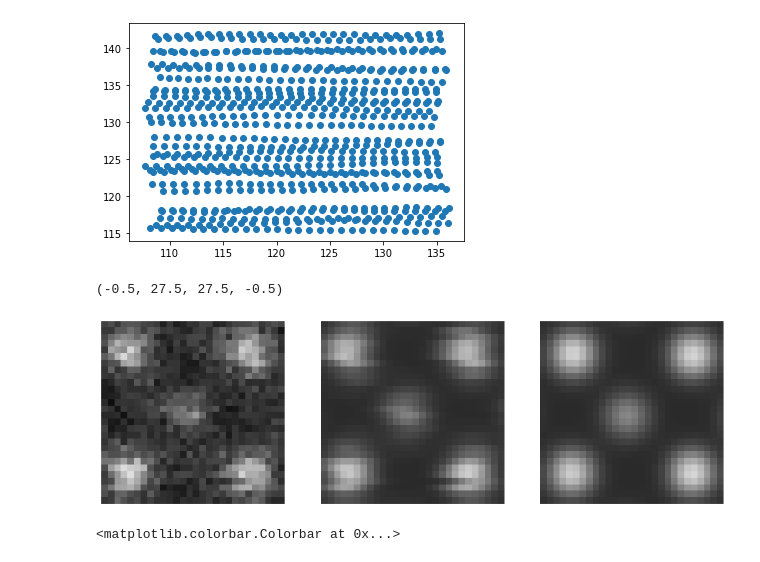
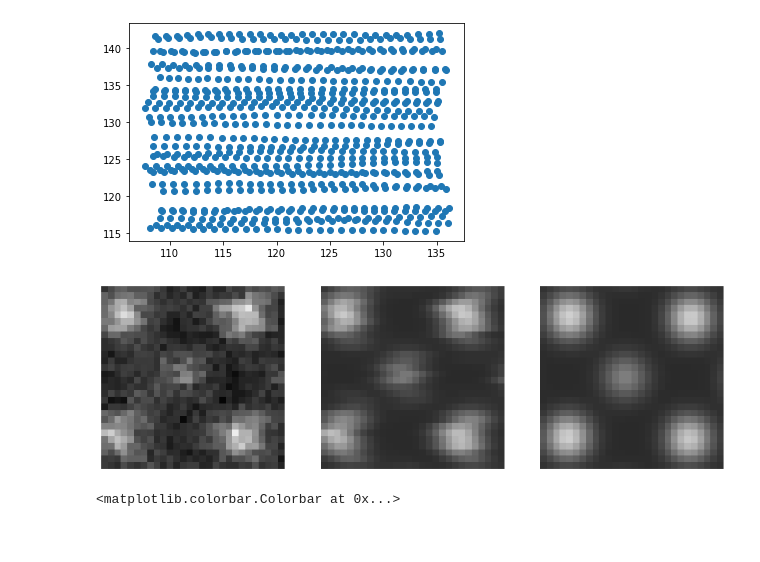
Before and after one commit to CY-Zhang/PyProcessingCodes, a Jupyter notebook: JDDC/DeformationVisulization.ipynb, the cells around one changed output. Drawn from its saved outputs; the diff is of its cells as text; code cells hidden in the pictures.

Commit message:
Updated JDDC figures, new source size calibrations

```diff
--- a/JDDC/DeformationVisulization.ipynb
+++ b/JDDC/DeformationVisulization.ipynb
@@ -59,22 +59,21 @@ plt.scatter(coords[1,115:143,108:136],coords[0,115:143,108:136])
 # %%
 # Panel 2: Zoomed in on a small patch, deformation vectors, deformed image, and raw data
 fig = plt.figure(figsize=[15,5])
 
 plt.subplot(133)
-plt.imshow(image[115:143,108:136], cmap=plt.cm.gray,clim=[5,32])
+plt.imshow(image[22:50,18:46], cmap=plt.cm.gray,clim=[5,32])
 plt.axis('off')
 
 plt.subplot(132)
-plt.imshow(deformed_image[115:143,108:136], cmap=plt.cm.gray,clim=[5,32])
+plt.imshow(deformed_image[22:50,18:46], cmap=plt.cm.gray,clim=[5,32])
 plt.axis('off')
 
 plt.subplot(131)
-im = plt.imshow(exp[115:143,108:136], cmap=plt.cm.gray,clim=[5,32])
+im = plt.imshow(exp[22:50,18:46], cmap=plt.cm.gray,clim=[5,32])
 plt.axis('off')
-# fig.savefig('D:/2020/JDDC/DeformationVisulization/Panel2.tif')
+fig.savefig('D:/2020/JDDC/DeformationVisulization/Panel2.tif')
 # %% [output]
-(-0.5, 27.5, 27.5, -0.5)
-[figure, old version]
+[figure, new version]
 # %%
 plt.imshow(step_Y[115:143,108:136])
 plt.colorbar()
```
Also changed, not shown: parts of 1 cell of this notebook, 1 other file.
